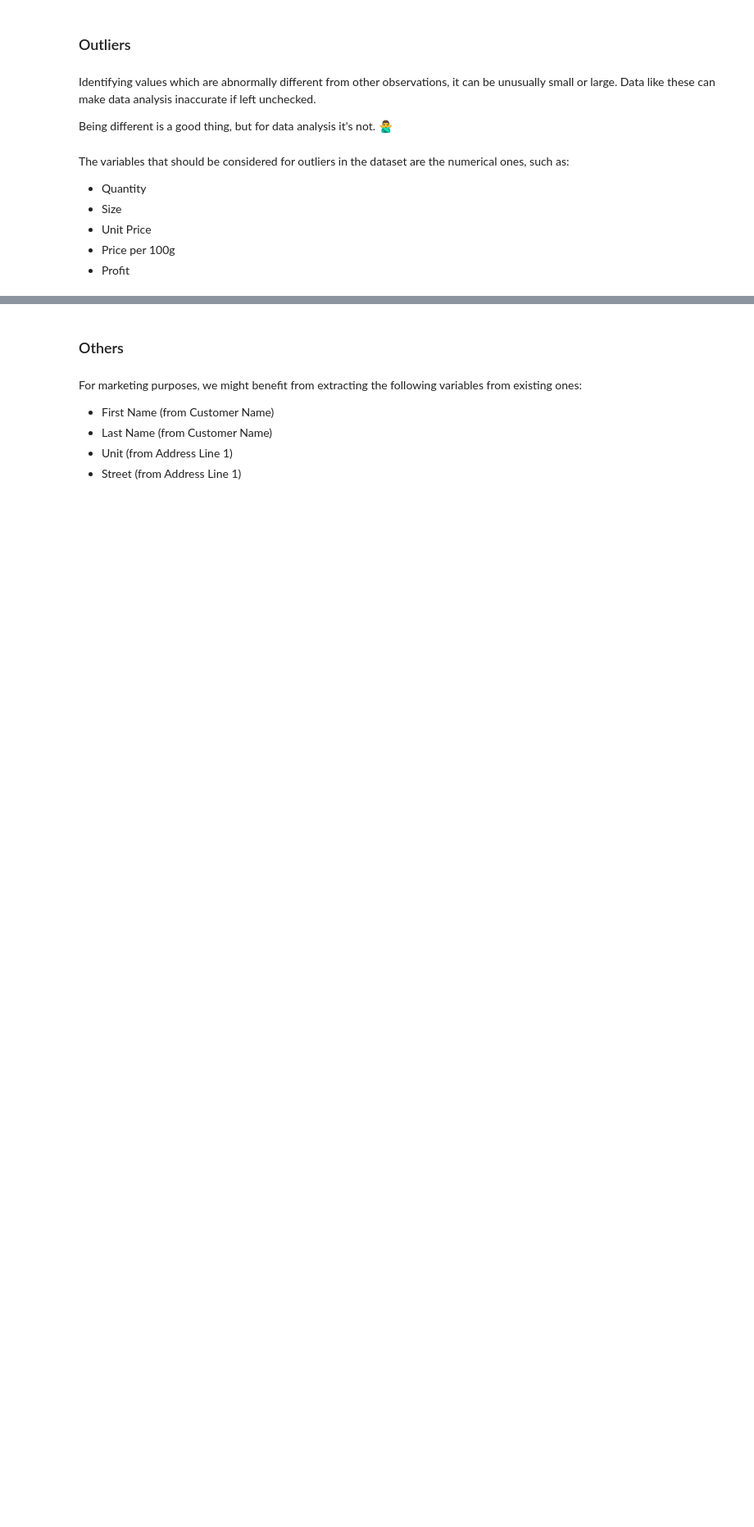
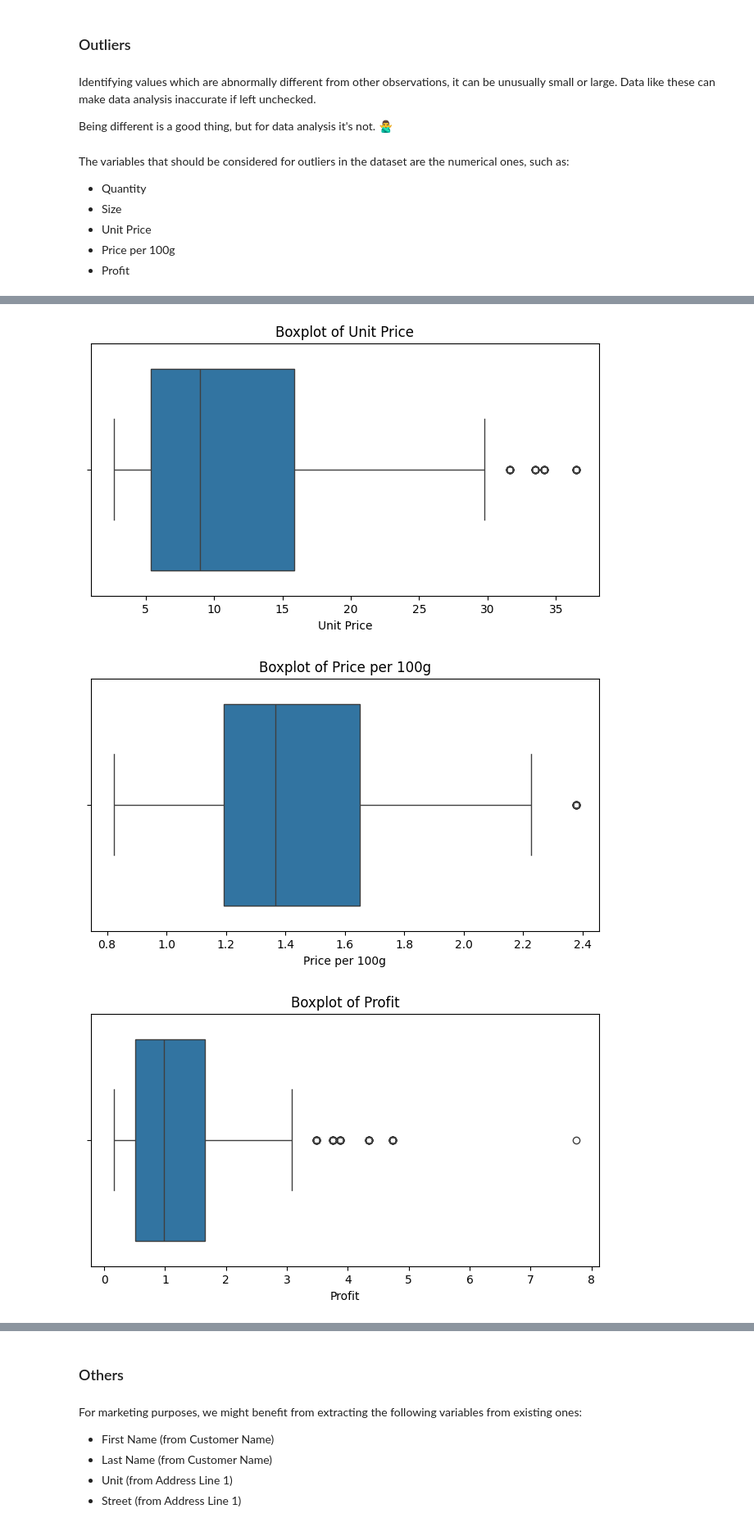
Before and after one commit to Emman-28/CSMODEL-MP, a Jupyter notebook: CSMODEL MP.ipynb, the cells around one changed output, grey strips where cells are left out. Shown: that part at 82% size. Drawn from its saved outputs; the diff is of its cells as text; code cells hidden in the pictures; blank space fills up the shorter version.

```diff
--- a/CSMODEL MP.ipynb
+++ b/CSMODEL MP.ipynb
@@ -810,0 +812,10 @@ The variables that should be considered for outliers in the dataset are the nume
+# %%
+for col in ['Unit Price', 'Price per 100g', 'Profit']:
+    plt.figure(figsize = (8, 4))
+    sns.boxplot(x = clean_coffee_df[col])
+    plt.title(f'Boxplot of {col}')
+    plt.show()
+# %% [output]
+[figure, added]
+[figure, added]
+[figure, added]
```
Also changed, not shown: parts of 63 cells of this notebook.
